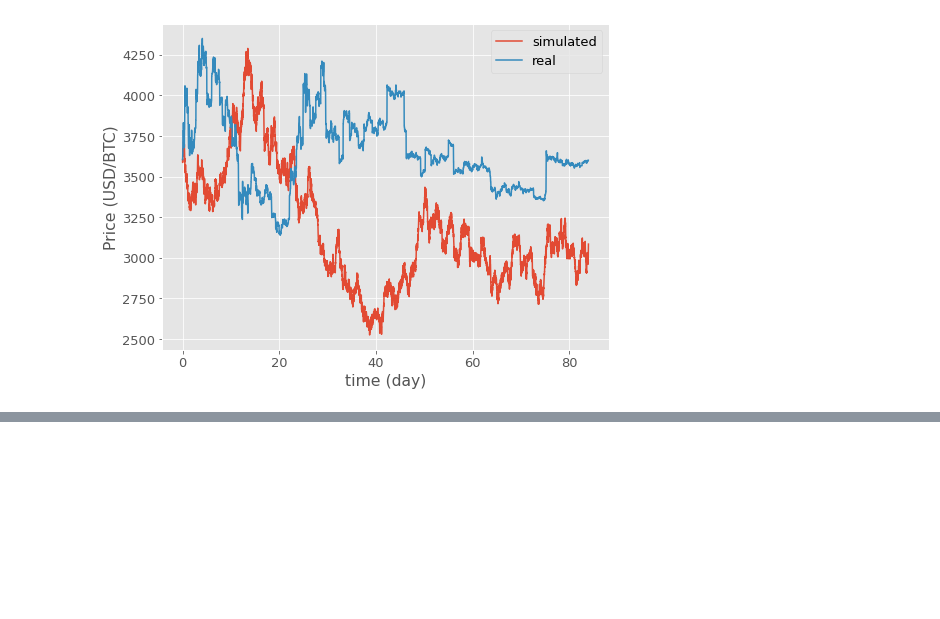
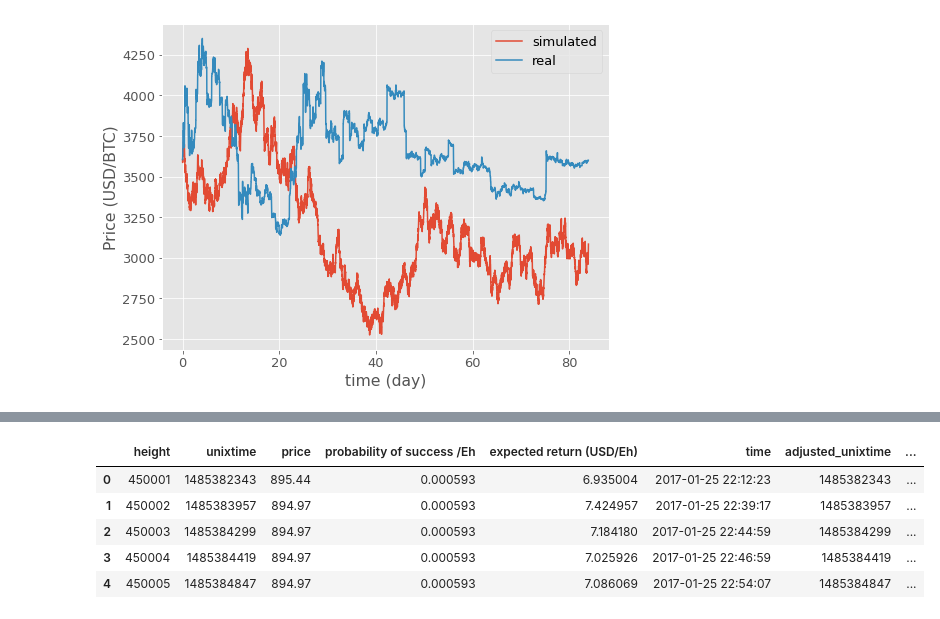
Before and after one commit to okuchap/DAA_Lucas, a Jupyter notebook: notebook/real_price.ipynb, the cells around one changed output, grey strips where cells are left out. Drawn from its saved outputs; the diff is of its cells as text; code cells hidden in the pictures; blank space fills up the shorter version.

```diff
--- a/notebook/real_price.ipynb
+++ b/notebook/real_price.ipynb
@@ -135,0 +229,15 @@ plt.show()
+# %%
+path = '../data/BTCdata_timeadjusted.csv'
+df_BTC = pd.read_csv(path, header=0)
+# df_BTC = df_BTC.rename(columns={'unixtime_precise': 'unixtime'})
+# df_BTC = df_BTC.loc[: ,['height', 'unixtime', 'Close', 'probability of success /Eh', 'block_generation_time', 'expected return (USD/Eh)']]
+# df_BTC['time'] = pd.to_datetime(df_BTC['unixtime'].astype(int), unit='s')
+# df_BTC = df_BTC.sort_values(by='height', ascending=True)
+df_BTC.head()
+# %% [output]
+|  | height | unixtime | price | probability of success /Eh | expected return (USD/Eh) | time | adjusted_unixtime | ... |
+| 0 | 450001 | 1485382343 | 895.44 | 0.000593 | 6.935004 | 2017-01-25 22:12:23 | 1485382343 | ... |
+| 1 | 450002 | 1485383957 | 894.97 | 0.000593 | 7.424957 | 2017-01-25 22:39:17 | 1485383957 | ... |
+| 2 | 450003 | 1485384299 | 894.97 | 0.000593 | 7.184180 | 2017-01-25 22:44:59 | 1485384299 | ... |
+| 3 | 450004 | 1485384419 | 894.97 | 0.000593 | 7.025926 | 2017-01-25 22:46:59 | 1485384419 | ... |
+| 4 | 450005 | 1485384847 | 894.97 | 0.000593 | 7.086069 | 2017-01-25 22:54:07 | 1485384847 | ... |
```
Also changed, not shown: parts of 27 cells of this notebook.
